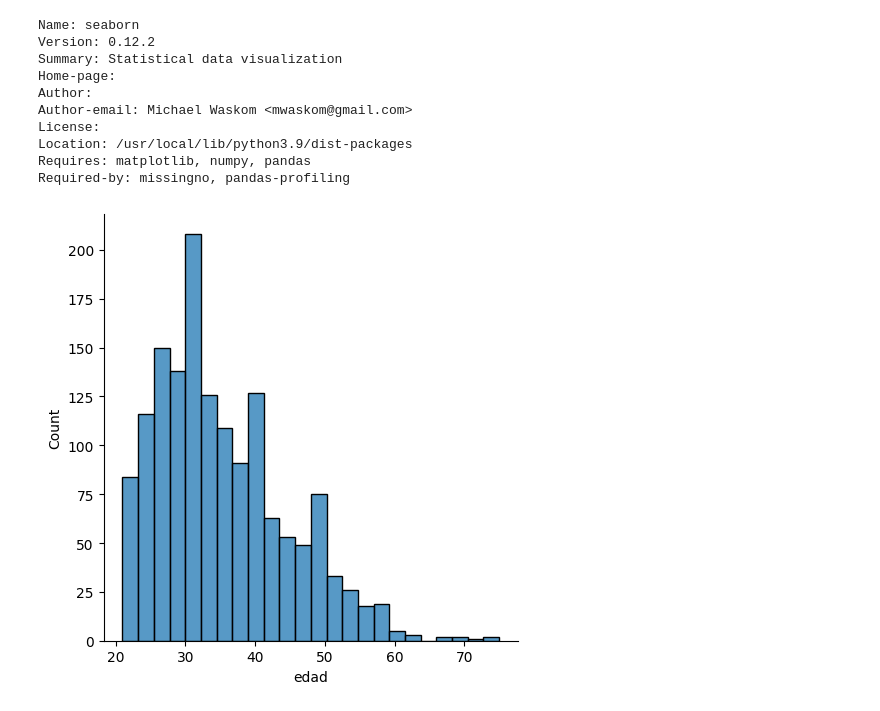
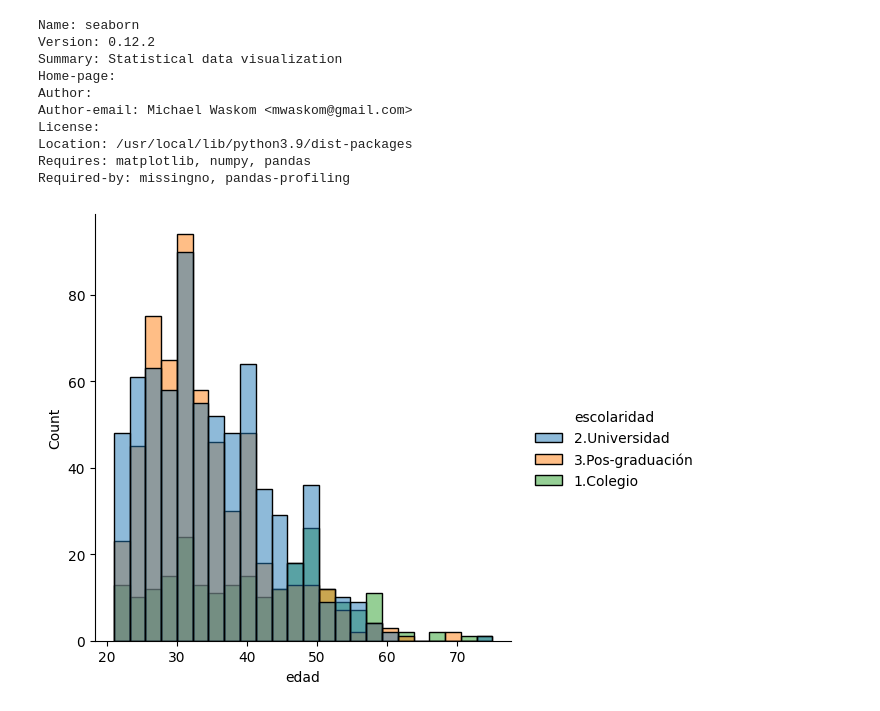
Before and after one commit to osdan97/Alura-Data_Visualization-Explorando-con-Seaborn, a Jupyter notebook: Aula_1.ipynb, the cells around one changed output. Cells and saved outputs as stored; diff of their text form; code cells hidden in the pictures.

```diff
--- a/Aula_1.ipynb
+++ b/Aula_1.ipynb
@@ -202,6 +202,6 @@ Location: /usr/local/lib/python3.9/dist-packages
 Requires: matplotlib, numpy, pandas
 Required-by: missingno, pandas-profiling
 # %%
-graf=sb.displot(data=tarjetas,x='edad');
+graf=sb.displot(data=tarjetas,x='edad',hue='escolaridad');
 # %% [output]
-[figure, old version]
+[figure, new version]
```
